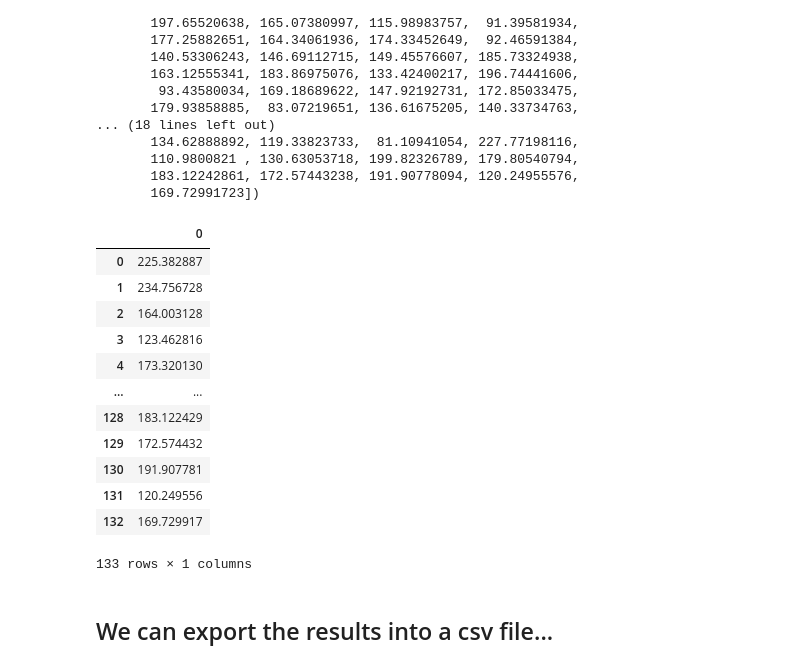
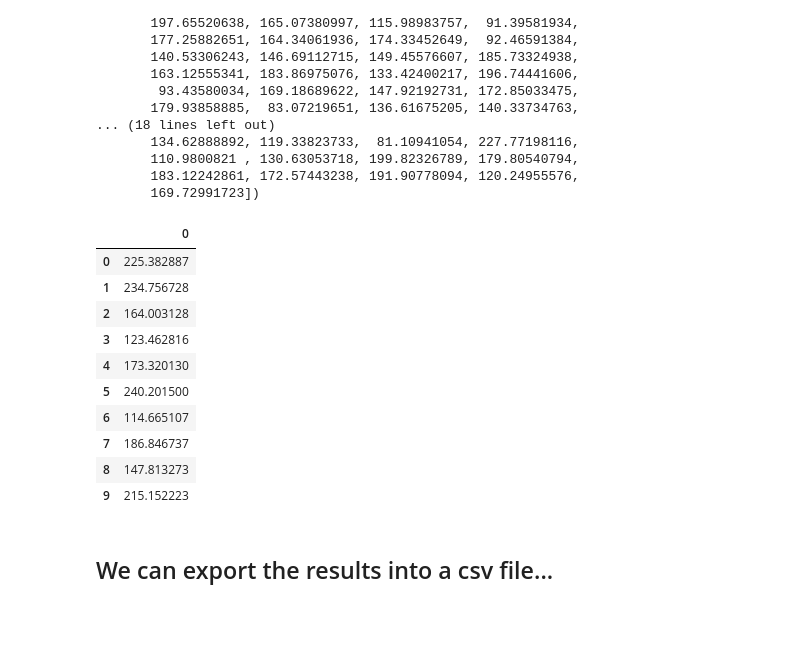
Before and after one commit to retkowsky/AMLlabs, a Jupyter notebook: Lab1 Experiments.ipynb, the cells around one changed output. Cells and saved outputs as stored; diff of their text form; code cells hidden in the pictures; blank space fills up the shorter version.

```diff
--- a/Lab1 Experiments.ipynb
+++ b/Lab1 Experiments.ipynb
@@ -421,21 +425,19 @@ array([225.38288663, 234.75672822, 164.00312819, 123.46281612,
 import pandas as pd
 modelpredictions=pd.DataFrame(localmodel.predict(X_test))
 # %%
-modelpredictions.head(150)
+modelpredictions.head(10)
 # %% [output]
 |  | 0 |
 | 0 | 225.382887 |
 | 1 | 234.756728 |
 | 2 | 164.003128 |
 | 3 | 123.462816 |
 | 4 | 173.320130 |
-| ... | ... |
-| 128 | 183.122429 |
-| 129 | 172.574432 |
-| 130 | 191.907781 |
-| 131 | 120.249556 |
-| 132 | 169.729917 |
+| 5 | 240.201500 |
+| 6 | 114.665107 |
+| 7 | 186.846737 |
+| 8 | 147.813273 |
+| 9 | 215.152223 |
-133 rows × 1 columns
 # %% [markdown]
 ## We can export the results into a csv file...
 # %%
```
Also changed, not shown: parts of 15 cells of this notebook.
